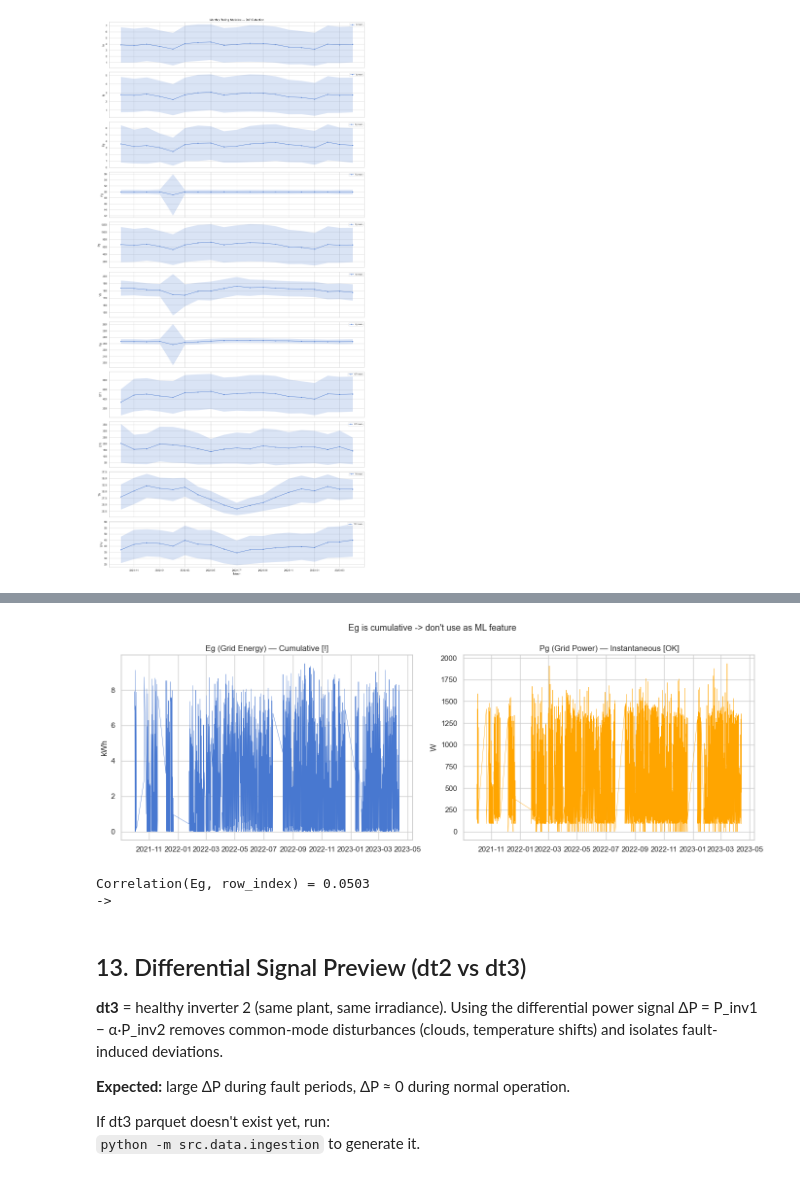
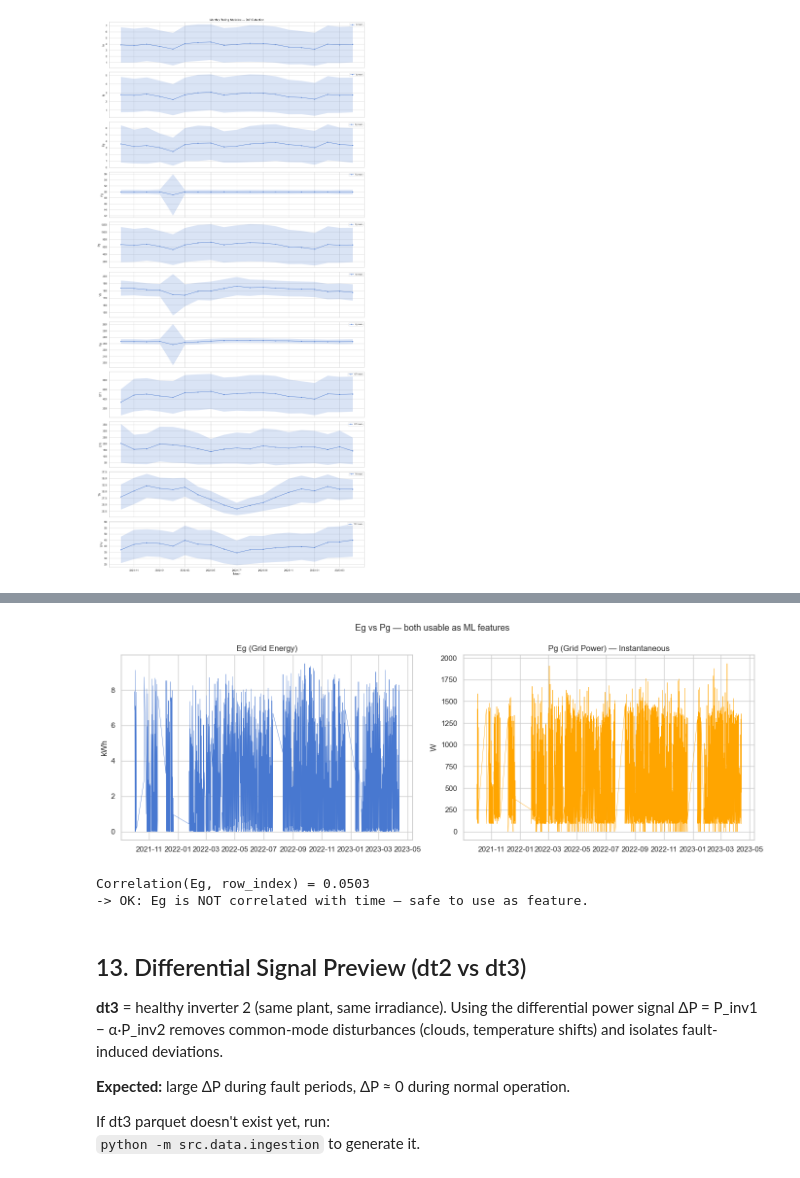
Before and after one commit to aminetech26/PFE_Experiments, a Jupyter notebook: notebooks/eda_reunion.ipynb, the cells around one changed output, grey strips where cells are left out. Saved outputs shown, nothing was run; the diff lists cells and outputs as text; code cells hidden in the pictures.

Commit message:
fixed stationarity test + stuck-at sensor test and energy "cumulative" cell

```diff
--- a/notebooks/eda_reunion.ipynb
+++ b/notebooks/eda_reunion.ipynb
@@ -1735,29 +1842,29 @@ plt.show()
 # %%
 fig, axes = plt.subplots(1, 2, figsize=(14, 5))
 
-# Eg is cumulative
+# Eg
 axes[0].plot(pdf[TIME_COL].iloc[::1000], pdf["Eg"].iloc[::1000], linewidth=0.5)
-axes[0].set_title("Eg (Grid Energy) — Cumulative [!]")
+axes[0].set_title("Eg (Grid Energy)")
 axes[0].set_ylabel("kWh")
 
 # Pg is instantaneous
 axes[1].plot(pdf[TIME_COL].iloc[::1000], pdf["Pg"].iloc[::1000], linewidth=0.5, color="orange")
-axes[1].set_title("Pg (Grid Power) — Instantaneous [OK]")
+axes[1].set_title("Pg (Grid Power) — Instantaneous")
 axes[1].set_ylabel("W")
 
-plt.suptitle("Eg is cumulative -> don't use as ML feature", fontsize=13)
+plt.suptitle("Eg vs Pg — both usable as ML features", fontsize=13)
 plt.tight_layout()
-plt.savefig(INTERIM_DIR / "eda_eg_cumulative_warning.png", bbox_inches="tight")
+plt.savefig(INTERIM_DIR / "eda_eg_pg_comparison.png", bbox_inches="tight")
 plt.show()
 
-# Compute correlation of Eg with time index (should be ~1.0)
+# Verify: Eg is NOT a time proxy
 eg_time_corr = pdf["Eg"].corr(pd.Series(range(len(pdf))))
 print(f"Correlation(Eg, row_index) = {eg_time_corr:.4f}")
-print(f"-> {'DANGER: Eg is a proxy for time -- will leak temporal position into model!' if abs(eg_time_corr) > 0.9 else ''}")
+print(f"-> {'OK: Eg is NOT correlated with time — safe to use as feature.' if abs(eg_time_corr) < 0.9 else 'WARNING: high correlation with time index'}")
 # %% [output]
-[figure, old version]
+[figure, new version]
 Correlation(Eg, row_index) = 0.0503
-->
+-> OK: Eg is NOT correlated with time — safe to use as feature.
 # %% [markdown]
 ## 13. Differential Signal Preview (dt2 vs dt3)
 
```
Also changed, not shown: parts of 7 cells of this notebook.
